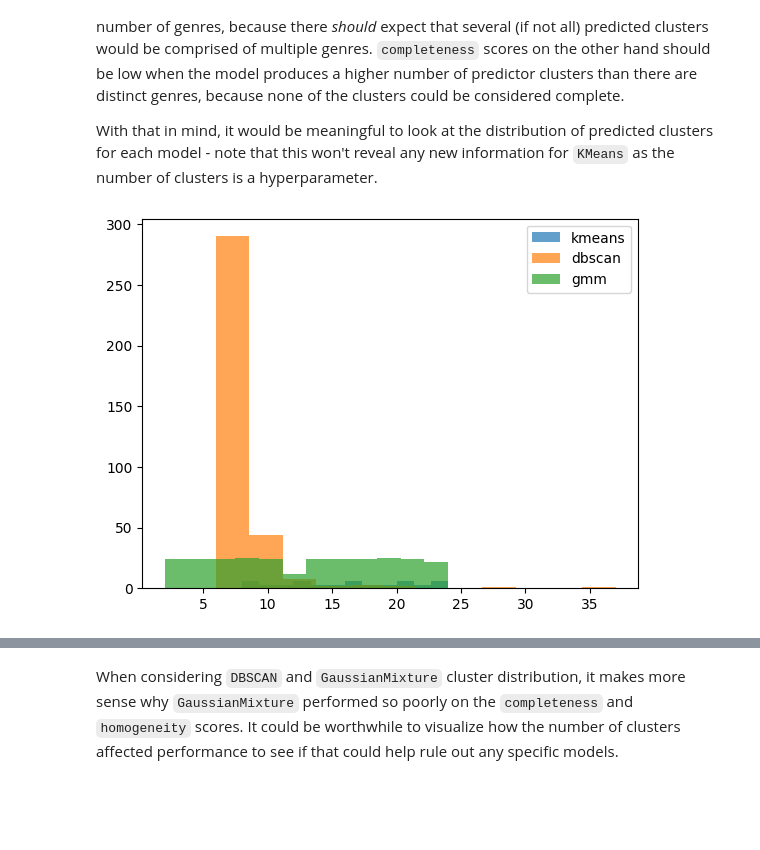
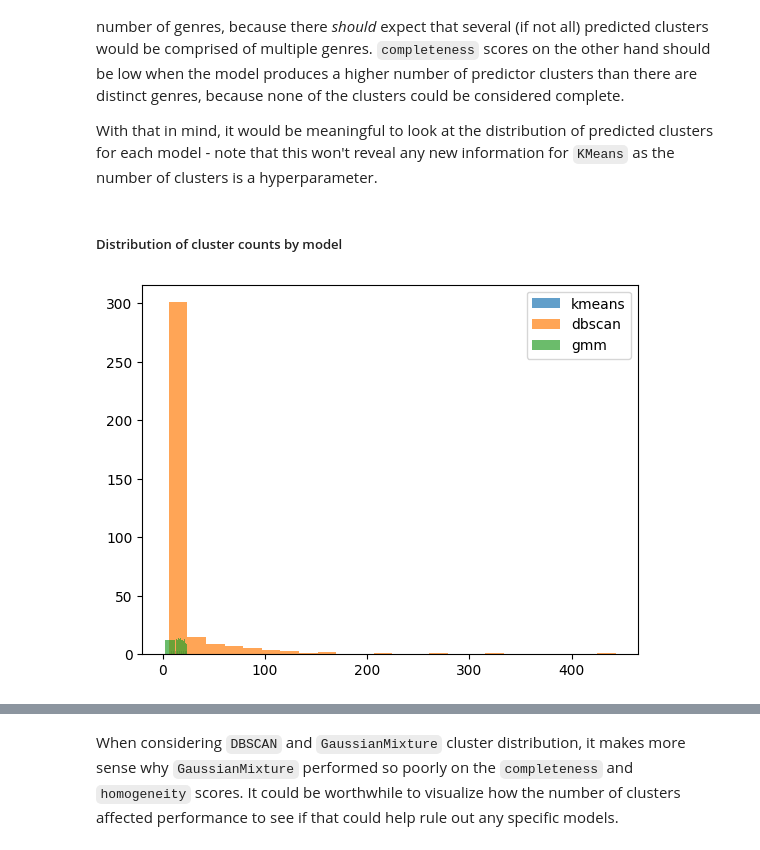
Before and after one commit to MattGroho/tab-hero, a Jupyter notebook: notebooks/unsupervised_pipeline_investigation.ipynb, the cells around one changed output, grey strips where cells are left out. Saved outputs shown, nothing was run; the diff lists cells and outputs as text; code cells hidden in the pictures; blank space fills up the shorter version.

```diff
--- a/notebooks/unsupervised_pipeline_investigation.ipynb
+++ b/notebooks/unsupervised_pipeline_investigation.ipynb
@@ -1277,25 +1277,27 @@ This view into the models' performances does not provide a clear "better" model
 For instance, although having the actual genre labels would suggest that the `homogeneity` and `completeness` scores should be considered the most informative, it's clear that all models perform quite abysmally. This isn't too surprising as the `homogeneity` score should not be high if the maximum number of predicted clusters is less than the actual number of genres, because there *should* expect that several (if not all) predicted clusters would be comprised of multiple genres. `completeness` scores on the other hand should be low when the model produces a higher number of predictor clusters than there are distinct genres, because none of the clusters could be considered complete.
 
 With that in mind, it would be meaningful to look at the distribution of predicted clusters for each model - note that this won't reveal any new information for `KMeans` as the number of clusters is a hyperparameter.
+# %% [markdown]
+##### Distribution of cluster counts by model
 # %%
 models = [
     'kmeans',
     'dbscan',
     'gmm'
 ]
 
 cluster_counts = {
     'kmeans': [],
     'dbscan': [],
     'gmm': []
 }
 
 n_clusters_per_model = song_genre.nunique()
 
 for model in models:
     model_cols = [col for col in song_genre.columns if model in col]
     cluster_counts[model] = n_clusters_per_model[model_cols].values.tolist()
-    plt.hist(cluster_counts[model], bins=12, label=model, alpha=.7)
+    plt.hist(cluster_counts[model], bins=24, label=model, alpha=.7)
 plt.legend();
 # %% [output]
-[figure, old version]
+[figure, new version]
```
Also changed, not shown: parts of 28 cells of this notebook.
